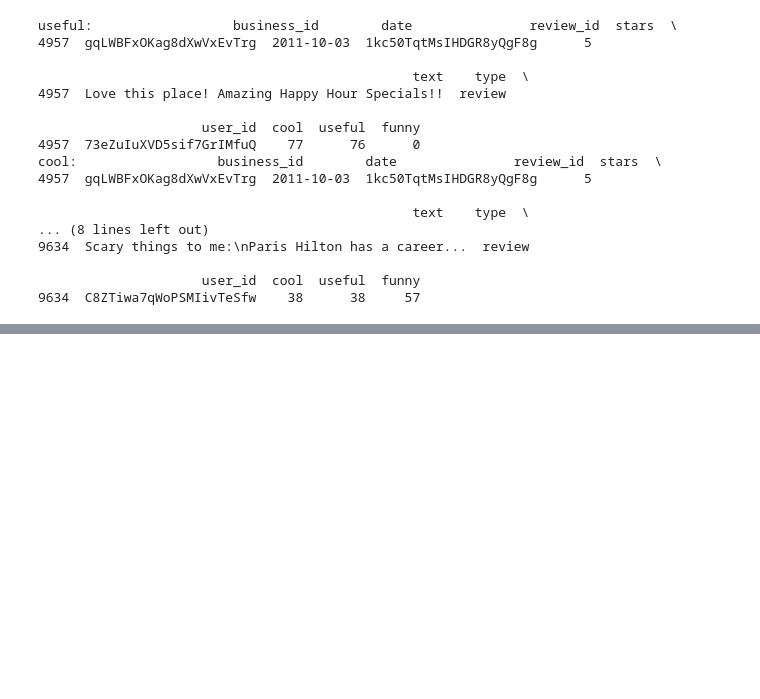
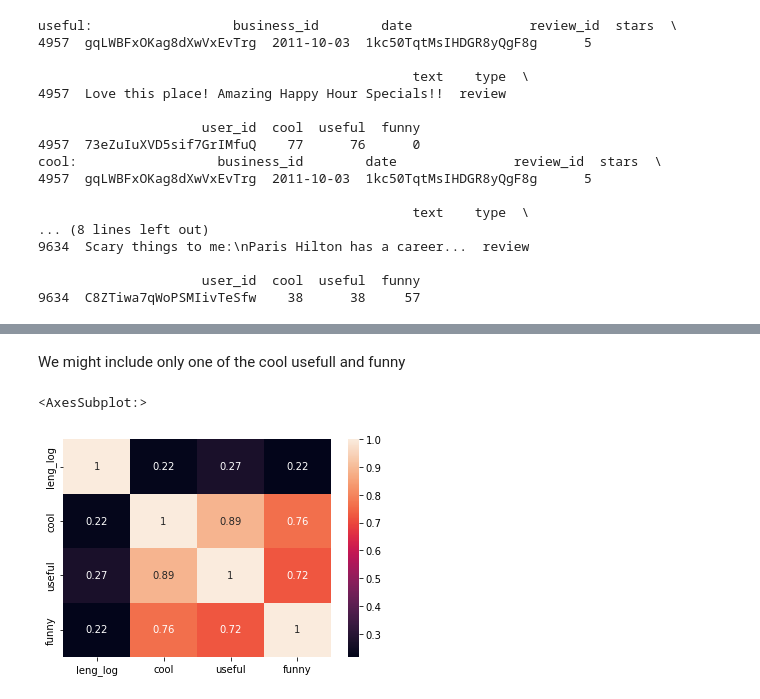
Before and after one commit to linlinzhangl/NLP_Learning, a Jupyter notebook: NLP_Learning.ipynb, the cells around one changed output, grey strips where cells are left out. Saved outputs shown, nothing was run; the diff lists cells and outputs as text; code cells hidden in the pictures; blank space fills up the shorter version.

```diff
--- a/NLP_Learning.ipynb
+++ b/NLP_Learning.ipynb
@@ -78,0 +107,9 @@ cool:                  business_id        date               review_id  stars  \
+# %% [markdown]
+We might include only one of the cool usefull and funny
+# %%
+df_raw['leng_log']=np.log(df_raw['mail_length'])
+matrix=df_raw[['leng_log','cool','useful','funny']].corr()
+sns.heatmap(matrix,annot=True)
+# %% [output]
+<AxesSubplot:>
+[figure, added]
```
Also changed, not shown: parts of 24 cells of this notebook.
